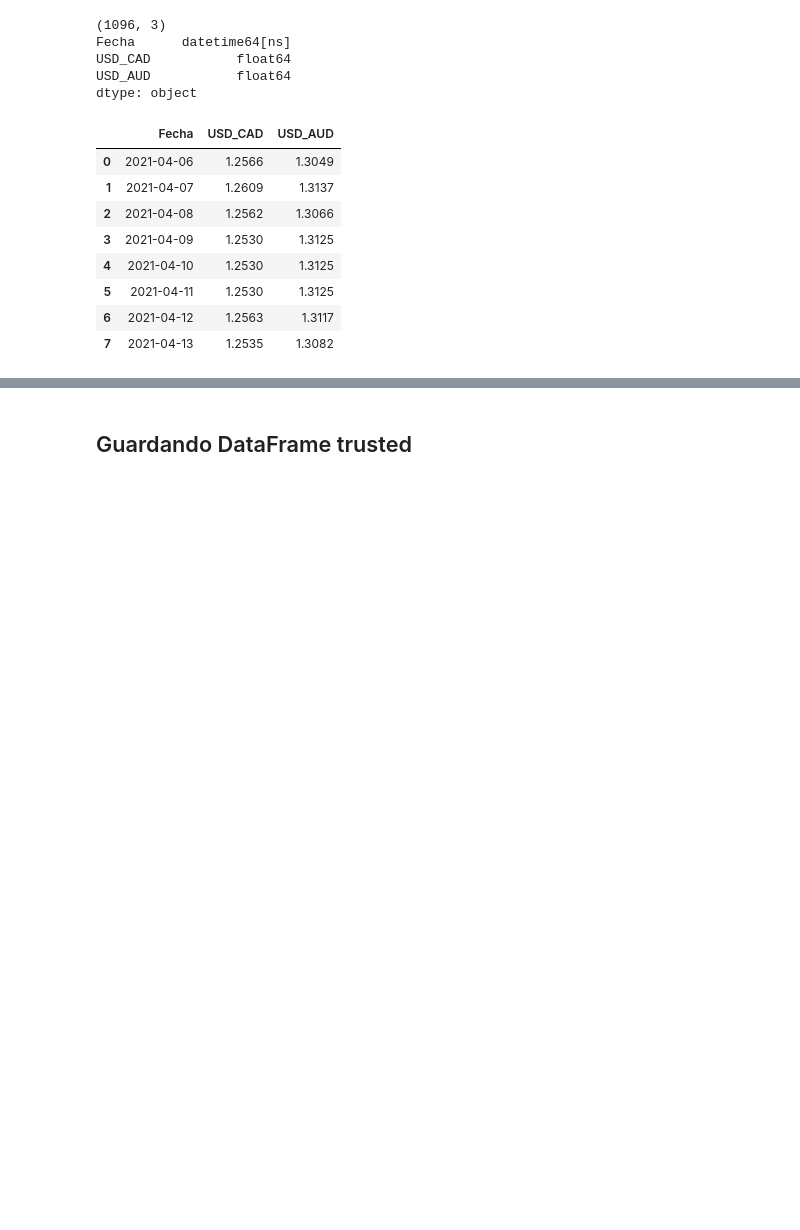
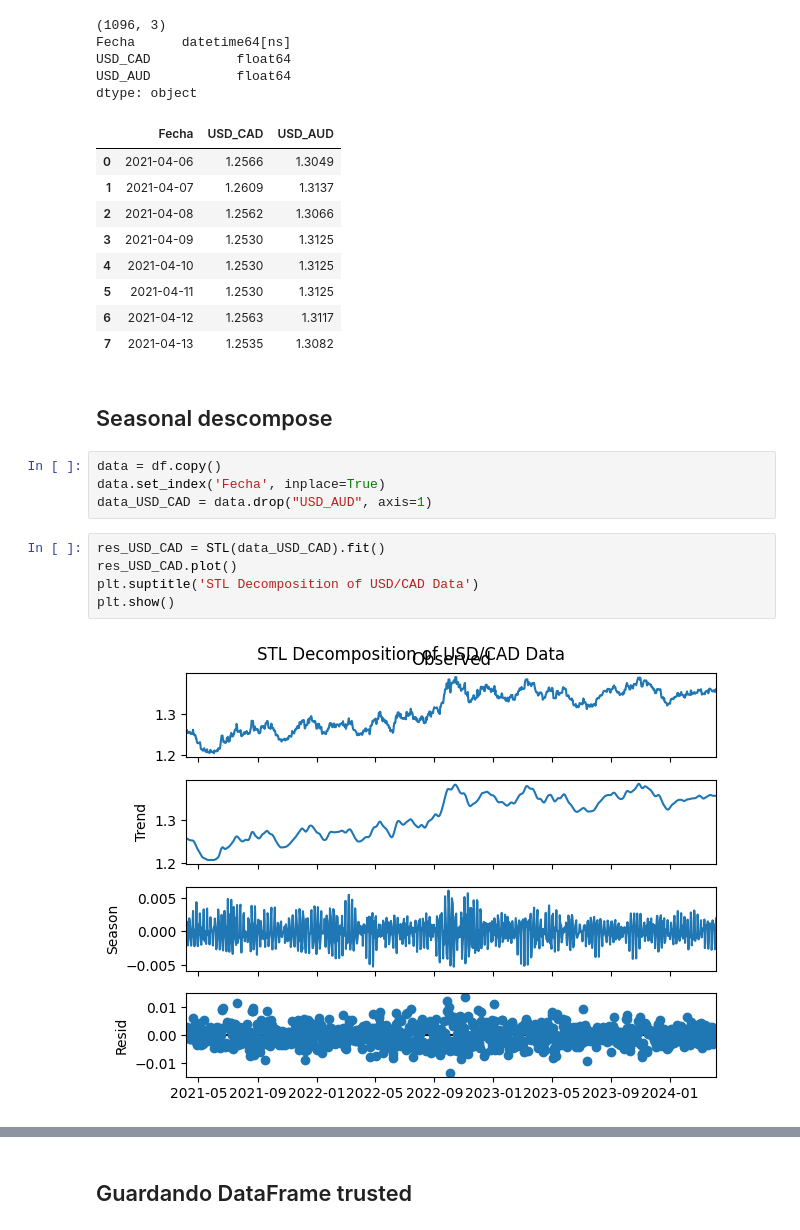
Before and after one commit to maestria-ds-eafit/estadistica-avanzada, a Jupyter notebook: taller_volatilidad/EDA/EDA.ipynb, the cells around one changed output, grey strips where cells are left out. Drawn from its saved outputs; the diff is of its cells as text; blank space fills up the shorter version.

```diff
--- a/taller_volatilidad/EDA/EDA.ipynb
+++ b/taller_volatilidad/EDA/EDA.ipynb
@@ -159,3 +160,16 @@ dtype: object
 | 5 | 2021-04-11 | 1.2530 | 1.3125 |
 | 6 | 2021-04-12 | 1.2563 | 1.3117 |
 | 7 | 2021-04-13 | 1.2535 | 1.3082 |
+# %% [markdown]
+## Seasonal descompose
+# %%
+data = df.copy()
+data.set_index('Fecha', inplace=True)
+data_USD_CAD = data.drop("USD_AUD", axis=1)
+# %%
+res_USD_CAD = STL(data_USD_CAD).fit()
+res_USD_CAD.plot()
+plt.suptitle('STL Decomposition of USD/CAD Data')
+plt.show()
+# %% [output]
+[figure, added]
```
Also changed, not shown: parts of 2 cells of this notebook, 13 other files.
